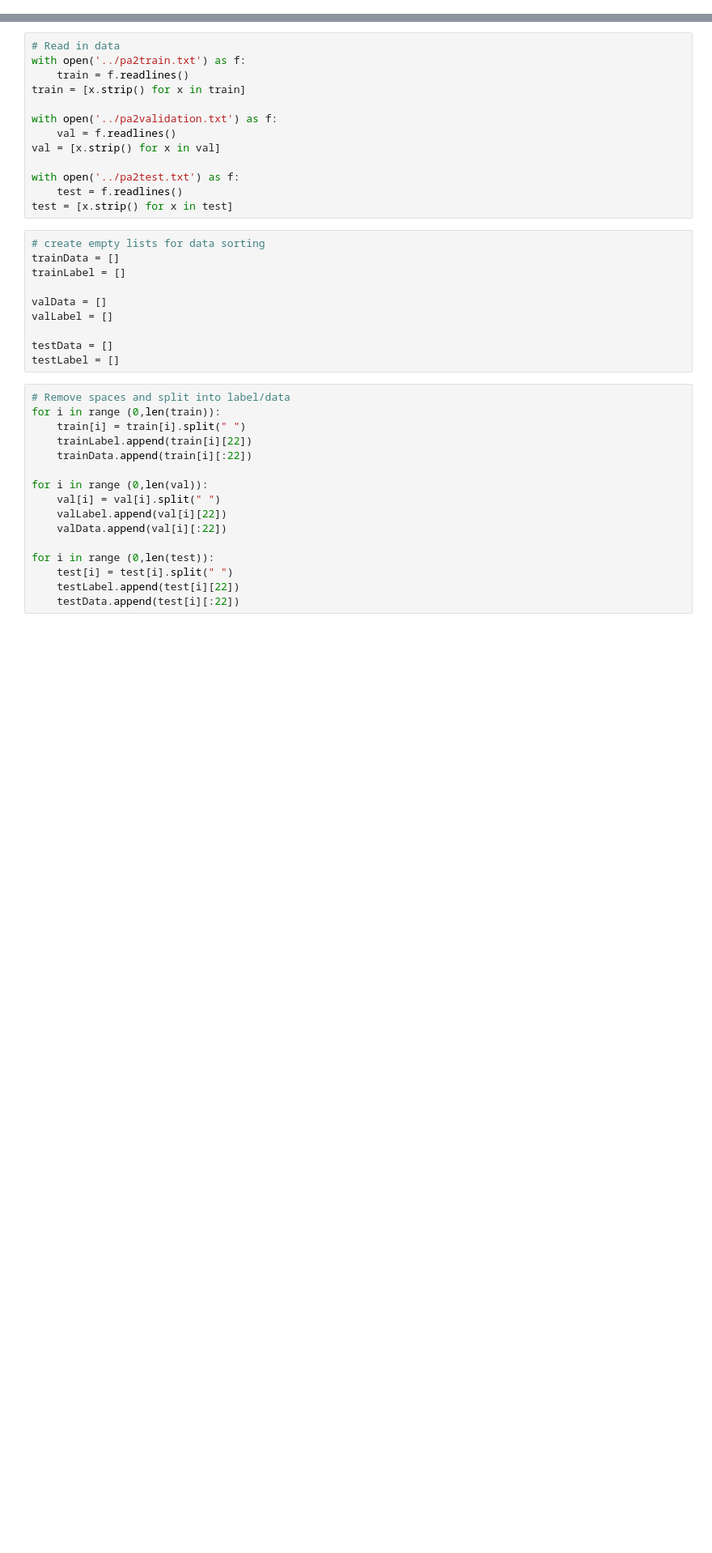
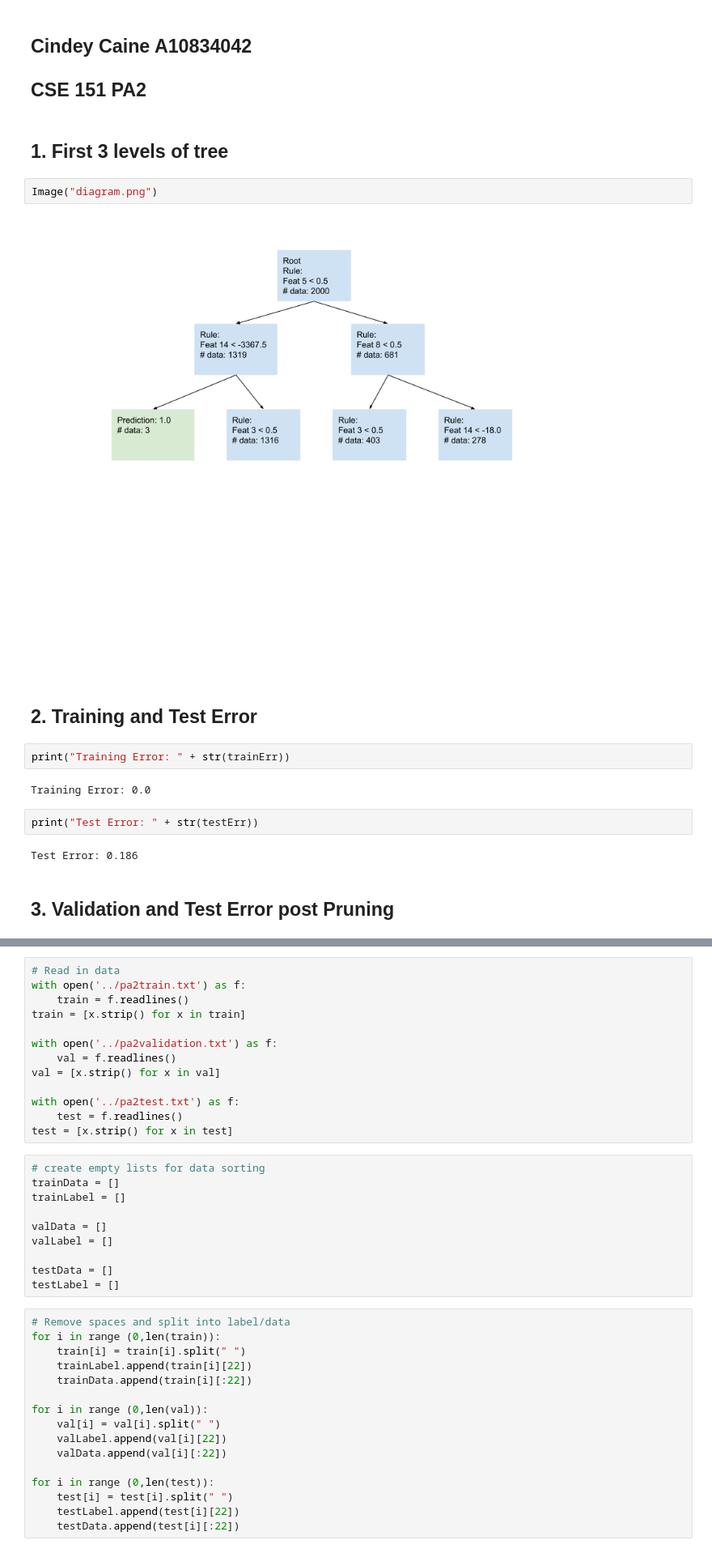
Before and after one commit to ccaine/ID3DecisionTree, a Jupyter notebook: ID3 Decision Tree.ipynb, the cells around one changed output, grey strips where cells are left out. Shown at 81% size. Cells and saved outputs as stored; diff of their text form; blank space fills up the shorter version.

```diff
--- a/ID3 Decision Tree.ipynb
+++ b/ID3 Decision Tree.ipynb
@@ -0,0 +1,21 @@
+# %% [markdown]
+## Cindey Caine A10834042
+## CSE 151 PA2
+# %% [markdown]
+## 1. First 3 levels of tree
+# %%
+Image("diagram.png")
+# %% [output]
+[figure, added]
+# %% [markdown]
+## 2. Training and Test Error
+# %%
+print("Training Error: " + str(trainErr))
+# %% [output]
+Training Error: 0.0
+# %%
+print("Test Error: " + str(testErr))
+# %% [output]
+Test Error: 0.186
+# %% [markdown]
+## 3. Validation and Test Error post Pruning
```
Also changed, not shown: parts of 28 cells of this notebook, 3 other files.
